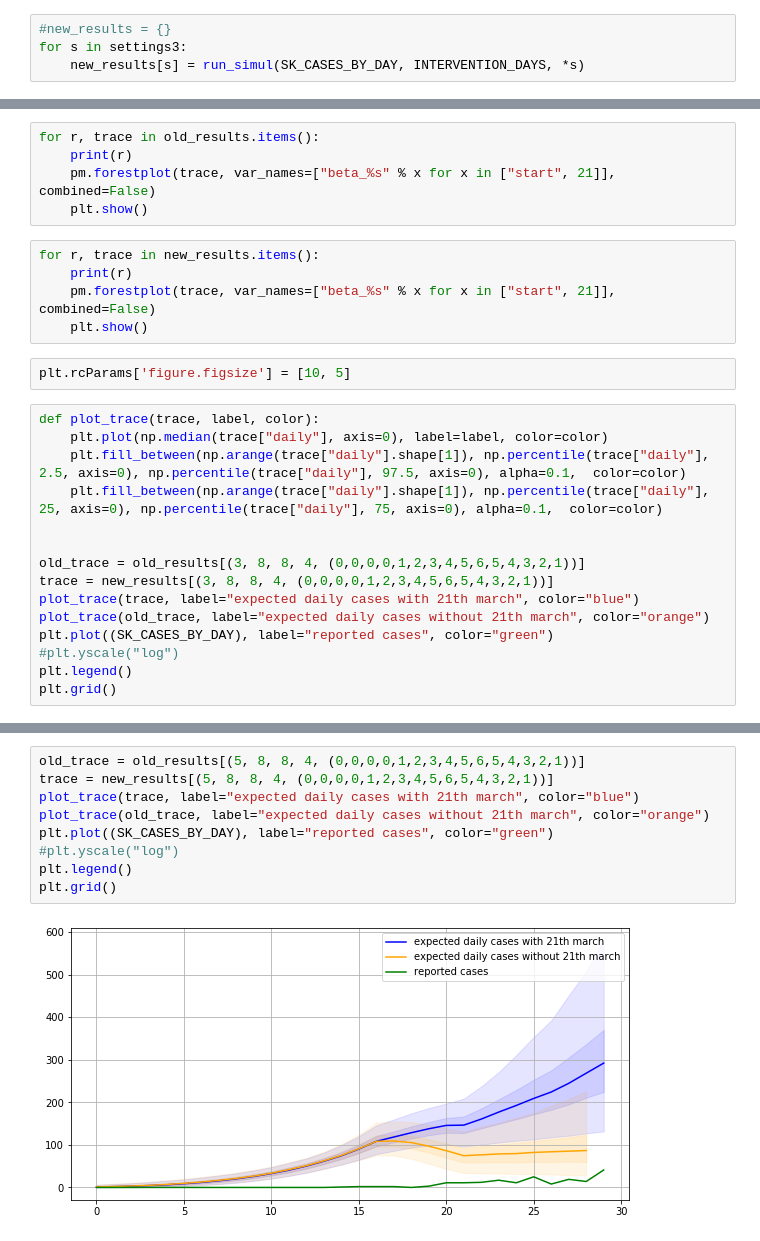
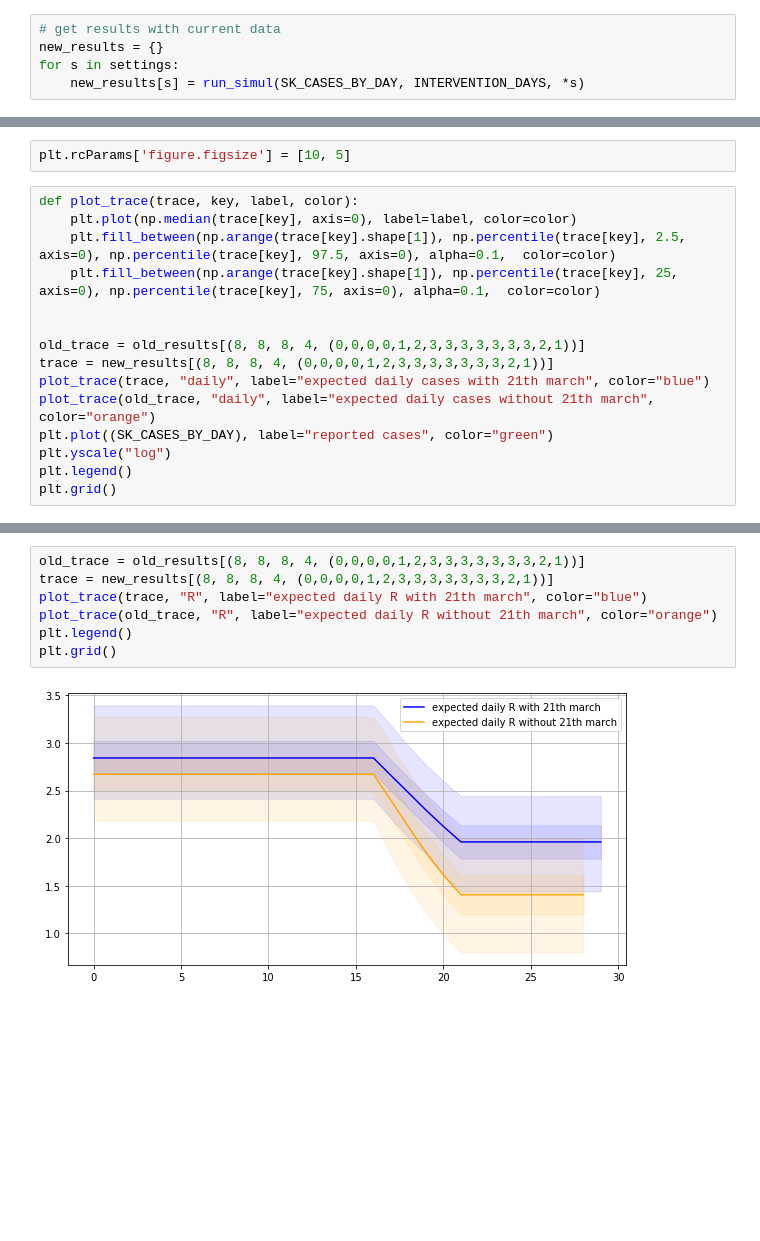
Before and after one commit to usamec/covid_past, a Jupyter notebook: Simul cleaned.ipynb, the cells around one changed output, grey strips where cells are left out. Cells and saved outputs as stored; diff of their text form; blank space fills up the shorter version.

```diff
--- a/Simul cleaned.ipynb
+++ b/Simul cleaned.ipynb
@@ -107,6 +116,7 @@ NUTS: [day_beta_28, day_import_28, day_beta_27, day_import_27, day_beta_26, day_
 # %%
-#new_results = {}
-for s in settings3:
+# get results with current data
+new_results = {}
+for s in settings:
     new_results[s] = run_simul(SK_CASES_BY_DAY, INTERVENTION_DAYS, *s)
 # %% [output]
 Auto-assigning NUTS sampler...
@@ -114,28 +126,18 @@ Initializing NUTS using jitter+adapt_diag...
-# %%
-for r, trace in old_results.items():
-    print(r)
-    pm.forestplot(trace, var_names=["beta_%s" % x for x in ["start", 21]], combined=False)
-    plt.show()
-# %%
-for r, trace in new_results.items():
-    print(r)
-    pm.forestplot(trace, var_names=["beta_%s" % x for x in ["start", 21]], combined=False)
-    plt.show()
 # %%
 plt.rcParams['figure.figsize'] = [10, 5]
 # %%
-def plot_trace(trace, label, color):
-    plt.plot(np.median(trace["daily"], axis=0), label=label, color=color)
-    plt.fill_between(np.arange(trace["daily"].shape[1]), np.percentile(trace["daily"], 2.5, axis=0), np.percentile(trace["daily"], 97.5, axis=0), alpha=0.1,  color=color)
-    plt.fill_between(np.arange(trace["daily"].shape[1]), np.percentile(trace["daily"], 25, axis=0), np.percentile(trace["daily"], 75, axis=0), alpha=0.1,  color=color)
+def plot_trace(trace, key, label, color):
+    plt.plot(np.median(trace[key], axis=0), label=label, color=color)
+    plt.fill_between(np.arange(trace[key].shape[1]), np.percentile(trace[key], 2.5, axis=0), np.percentile(trace[key], 97.5, axis=0), alpha=0.1,  color=color)
+    plt.fill_between(np.arange(trace[key].shape[1]), np.percentile(trace[key], 25, axis=0), np.percentile(trace[key], 75, axis=0), alpha=0.1,  color=color)
 
 
-old_trace = old_results[(3, 8, 8, 4, (0,0,0,0,1,2,3,4,5,6,5,4,3,2,1))]
-trace = new_results[(3, 8, 8, 4, (0,0,0,0,1,2,3,4,5,6,5,4,3,2,1))]
-plot_trace(trace, label="expected daily cases with 21th march", color="blue")
-plot_trace(old_trace, label="expected daily cases without 21th march", color="orange")
+old_trace = old_results[(8, 8, 8, 4, (0,0,0,0,1,2,3,3,3,3,3,3,3,2,1))]
+trace = new_results[(8, 8, 8, 4, (0,0,0,0,1,2,3,3,3,3,3,3,3,2,1))]
+plot_trace(trace, "daily", label="expected daily cases with 21th march", color="blue")
+plot_trace(old_trace, "daily", label="expected daily cases without 21th march", color="orange")
 plt.plot((SK_CASES_BY_DAY), label="reported cases", color="green")
-#plt.yscale("log")
+plt.yscale("log")
 plt.legend()
 plt.grid()
 # %% [output]
@@ -143,11 +145,9 @@ plt.grid()
 # %%
-old_trace = old_results[(5, 8, 8, 4, (0,0,0,0,1,2,3,4,5,6,5,4,3,2,1))]
-trace = new_results[(5, 8, 8, 4, (0,0,0,0,1,2,3,4,5,6,5,4,3,2,1))]
-plot_trace(trace, label="expected daily cases with 21th march", color="blue")
-plot_trace(old_trace, label="expected daily cases without 21th march", color="orange")
-plt.plot((SK_CASES_BY_DAY), label="reported cases", color="green")
-#plt.yscale("log")
+old_trace = old_results[(8, 8, 8, 4, (0,0,0,0,1,2,3,3,3,3,3,3,3,2,1))]
+trace = new_results[(8, 8, 8, 4, (0,0,0,0,1,2,3,3,3,3,3,3,3,2,1))]
+plot_trace(trace, "R", label="expected daily R with 21th march", color="blue")
+plot_trace(old_trace, "R", label="expected daily R without 21th march", color="orange")
 plt.legend()
 plt.grid()
 # %% [output]
-[figure, old version]
+[figure, new version]
```
Also changed, not shown: parts of 8 cells of this notebook.
